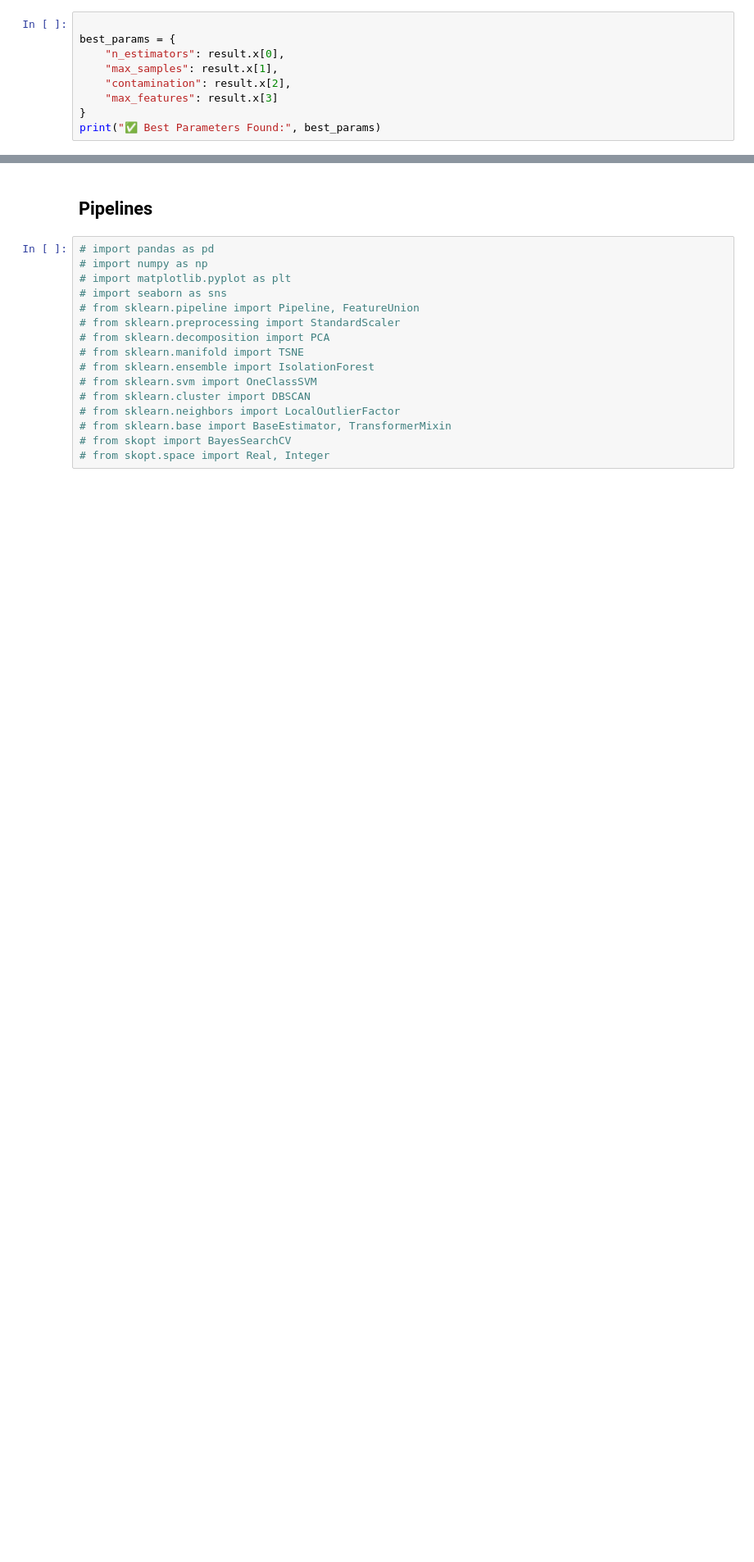
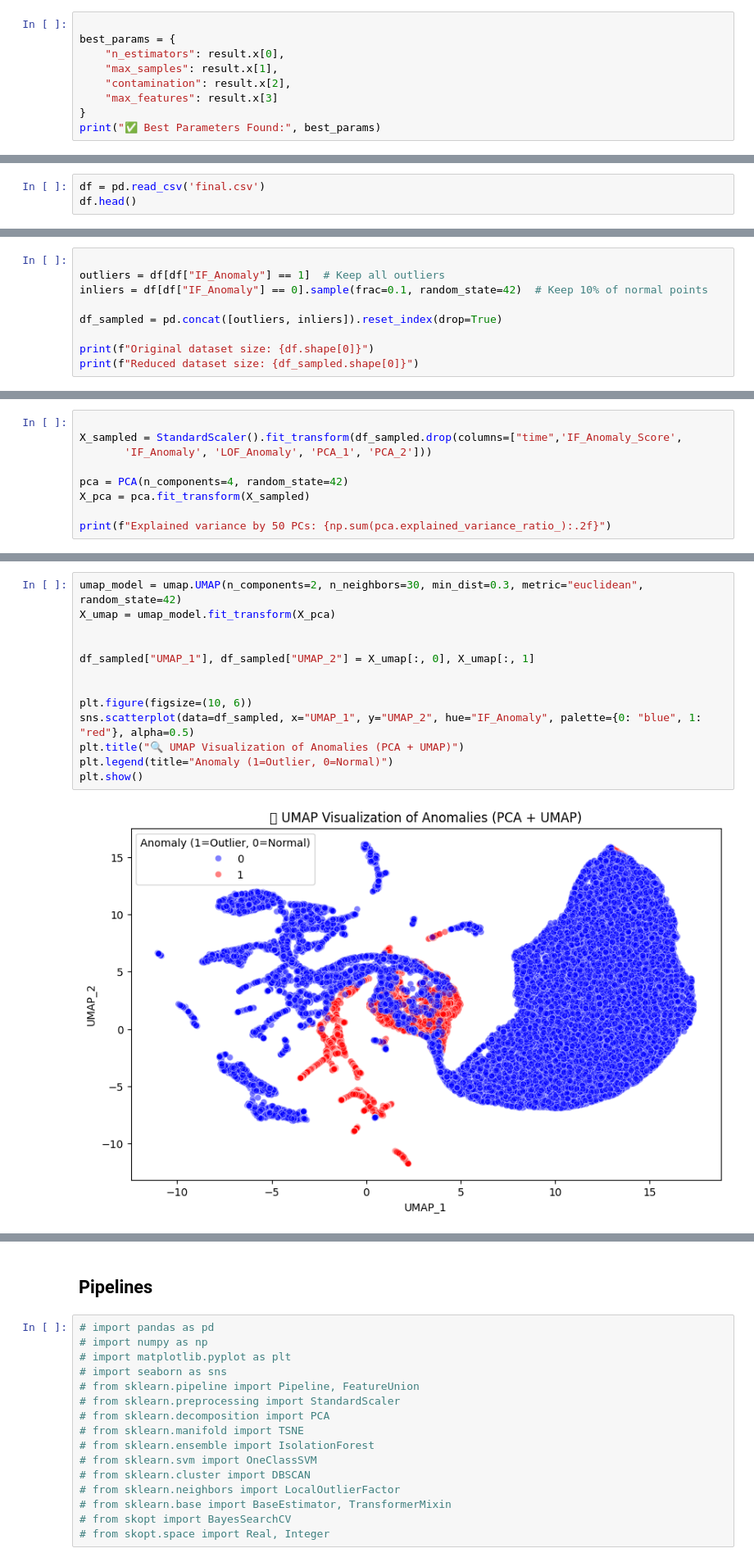
Before and after one commit to arshadjamal6002/Optimized-LOF-Based-Anomaly-Detection-Pipeline-with-Bayesian-Tuning-using-Skopt, a Jupyter notebook: assignment.ipynb, the cells around one changed output, grey strips where cells are left out. Shown at 82% size. Cells and saved outputs as stored; diff of their text form; blank space fills up the shorter version.

Commit message:
Added Umap post pca

```diff
--- a/assignment.ipynb
+++ b/assignment.ipynb
@@ -457,0 +469,3 @@ print("✅ Best Parameters Found:", best_params)
+# %%
+df = pd.read_csv('final.csv')
+df.head()
@@ -457,0 +479,9 @@ print("✅ Best Parameters Found:", best_params)
+# %%
+
+outliers = df[df["IF_Anomaly"] == 1]  # Keep all outliers
+inliers = df[df["IF_Anomaly"] == 0].sample(frac=0.1, random_state=42)  # Keep 10% of normal points
+
+df_sampled = pd.concat([outliers, inliers]).reset_index(drop=True)
+
+print(f"Original dataset size: {df.shape[0]}")
+print(f"Reduced dataset size: {df_sampled.shape[0]}")
@@ -457,0 +499,9 @@ print("✅ Best Parameters Found:", best_params)
+# %%
+
+X_sampled = StandardScaler().fit_transform(df_sampled.drop(columns=["time",'IF_Anomaly_Score',
+       'IF_Anomaly', 'LOF_Anomaly', 'PCA_1', 'PCA_2']))
+
+pca = PCA(n_components=4, random_state=42)
+X_pca = pca.fit_transform(X_sampled)
+
+print(f"Explained variance by 50 PCs: {np.sum(pca.explained_variance_ratio_):.2f}")
@@ -457,0 +524,15 @@ print("✅ Best Parameters Found:", best_params)
+# %%
+umap_model = umap.UMAP(n_components=2, n_neighbors=30, min_dist=0.3, metric="euclidean", random_state=42)
+X_umap = umap_model.fit_transform(X_pca)
+
+
+df_sampled["UMAP_1"], df_sampled["UMAP_2"] = X_umap[:, 0], X_umap[:, 1]
+
+
+plt.figure(figsize=(10, 6))
+sns.scatterplot(data=df_sampled, x="UMAP_1", y="UMAP_2", hue="IF_Anomaly", palette={0: "blue", 1: "red"}, alpha=0.5)
+plt.title("🔍 UMAP Visualization of Anomalies (PCA + UMAP)")
+plt.legend(title="Anomaly (1=Outlier, 0=Normal)")
+plt.show()
+# %% [output]
+[figure, added]
```
Also changed, not shown: parts of 14 cells of this notebook, 1 other file.
